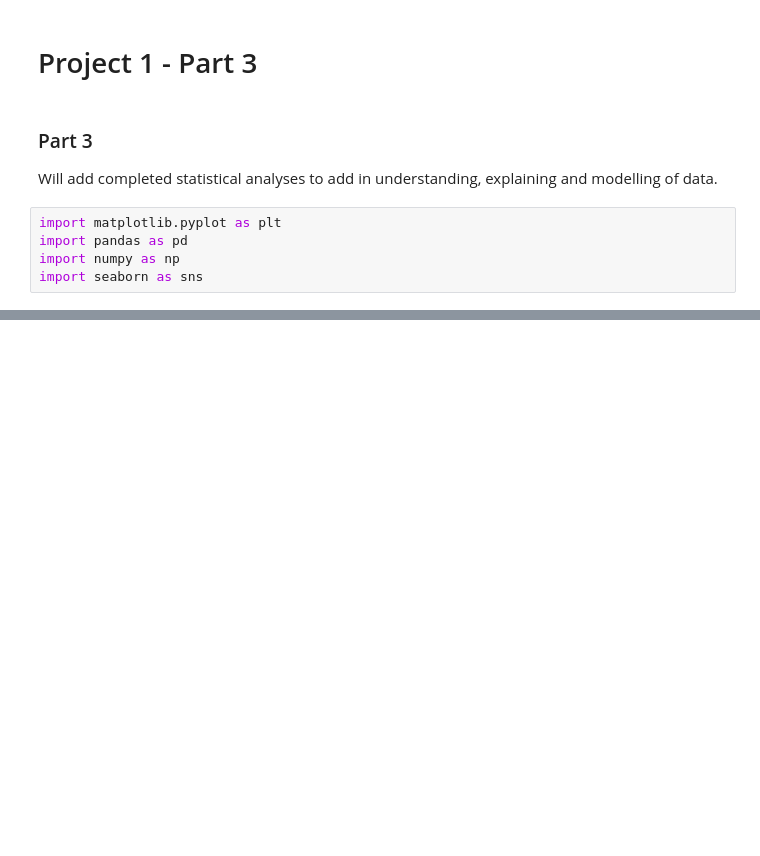
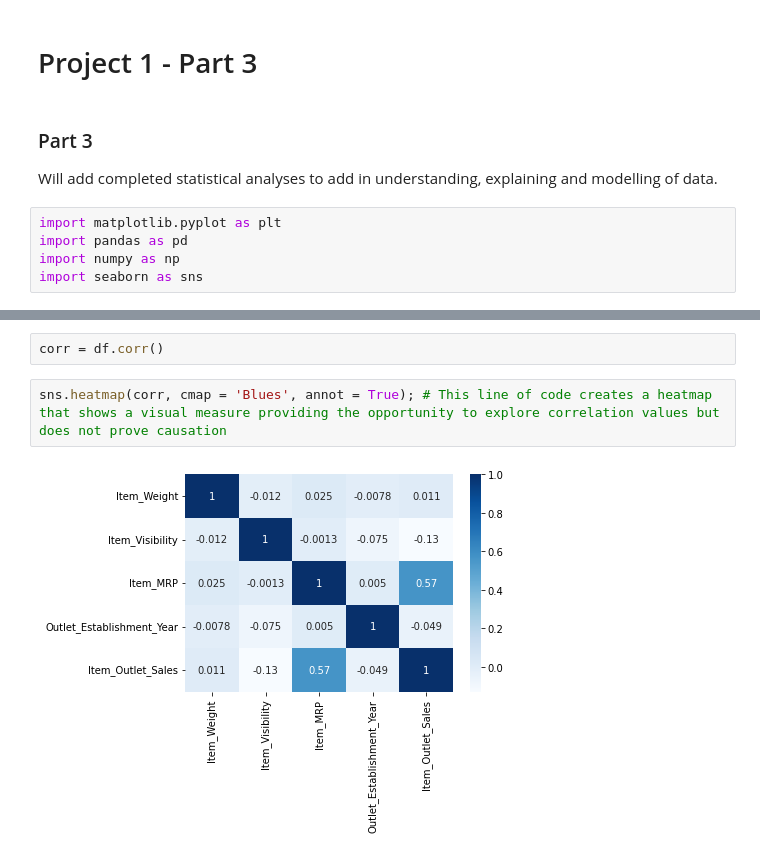
Before and after one commit to BrianArradondo/Sales-Predictions, a Jupyter notebook: Brian_Arradondo_Project_1_Part_2.ipynb, the cells around one changed output, grey strips where cells are left out. Cells and saved outputs as stored; diff of their text form; blank space fills up the shorter version.

```diff
--- a/Brian_Arradondo_Project_1_Part_2.ipynb
+++ b/Brian_Arradondo_Project_1_Part_2.ipynb
@@ -433,0 +467,6 @@ df["Item_Visibility"].hist(bins = 30)
+# %%
+corr = df.corr()
+# %%
+sns.heatmap(corr, cmap = 'Blues', annot = True); # This line of code creates a heatmap that shows a visual measure providing the opportunity to explore correlation values but does not prove causation
+# %% [output]
+[figure, added]
```
Also changed, not shown: parts of 6 cells of this notebook.
